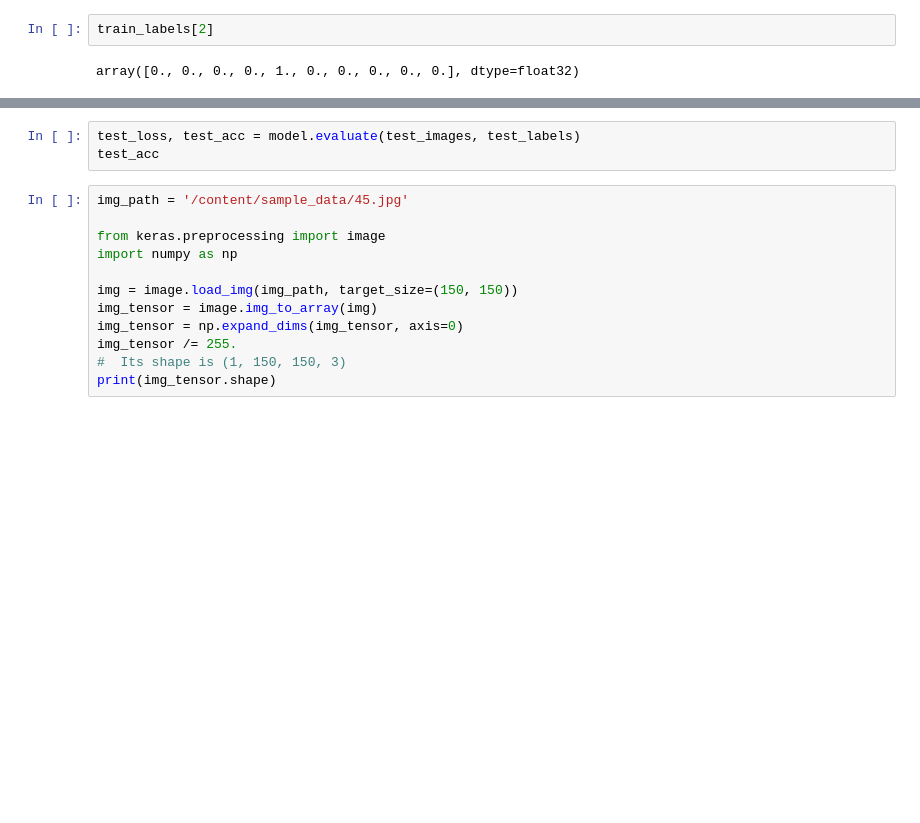
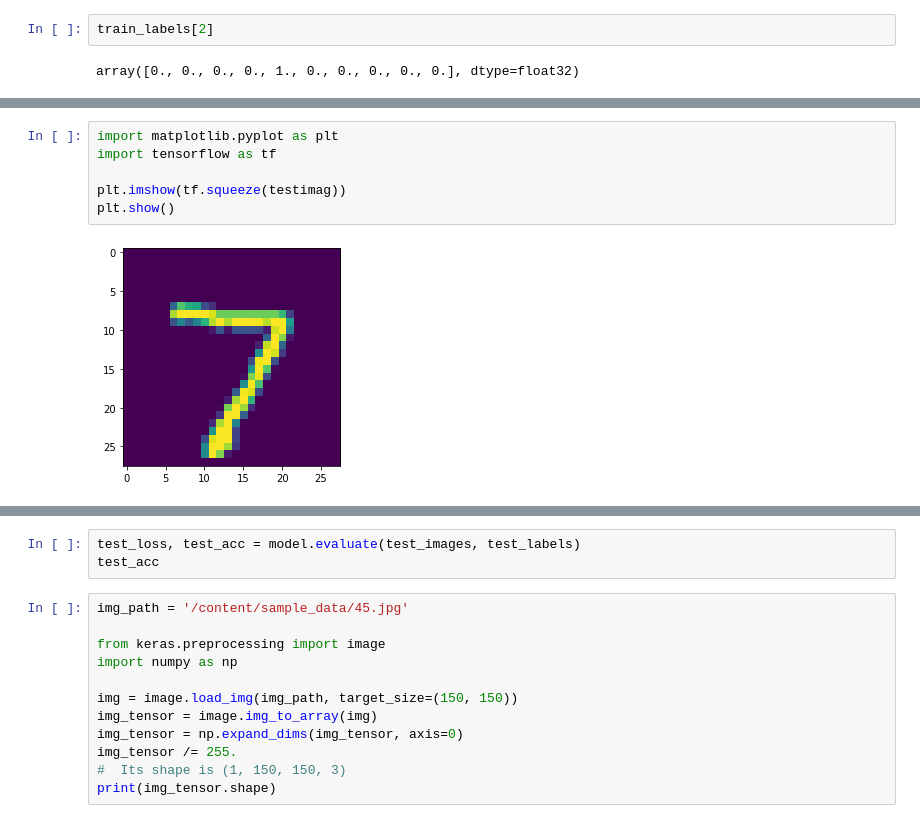
Before and after one commit to kanikaKanu90/notebook, a Jupyter notebook: CNN.ipynb, the cells around one changed output, grey strips where cells are left out. Drawn from its saved outputs; the diff is of its cells as text; blank space fills up the shorter version.

```diff
--- a/CNN.ipynb
+++ b/CNN.ipynb
@@ -128,0 +113,8 @@ Epoch 10/10
+# %%
+import matplotlib.pyplot as plt
+import tensorflow as tf
+
+plt.imshow(tf.squeeze(testimag))
+plt.show()
+# %% [output]
+[figure, added]
```
Also changed, not shown: parts of 22 cells of this notebook.
